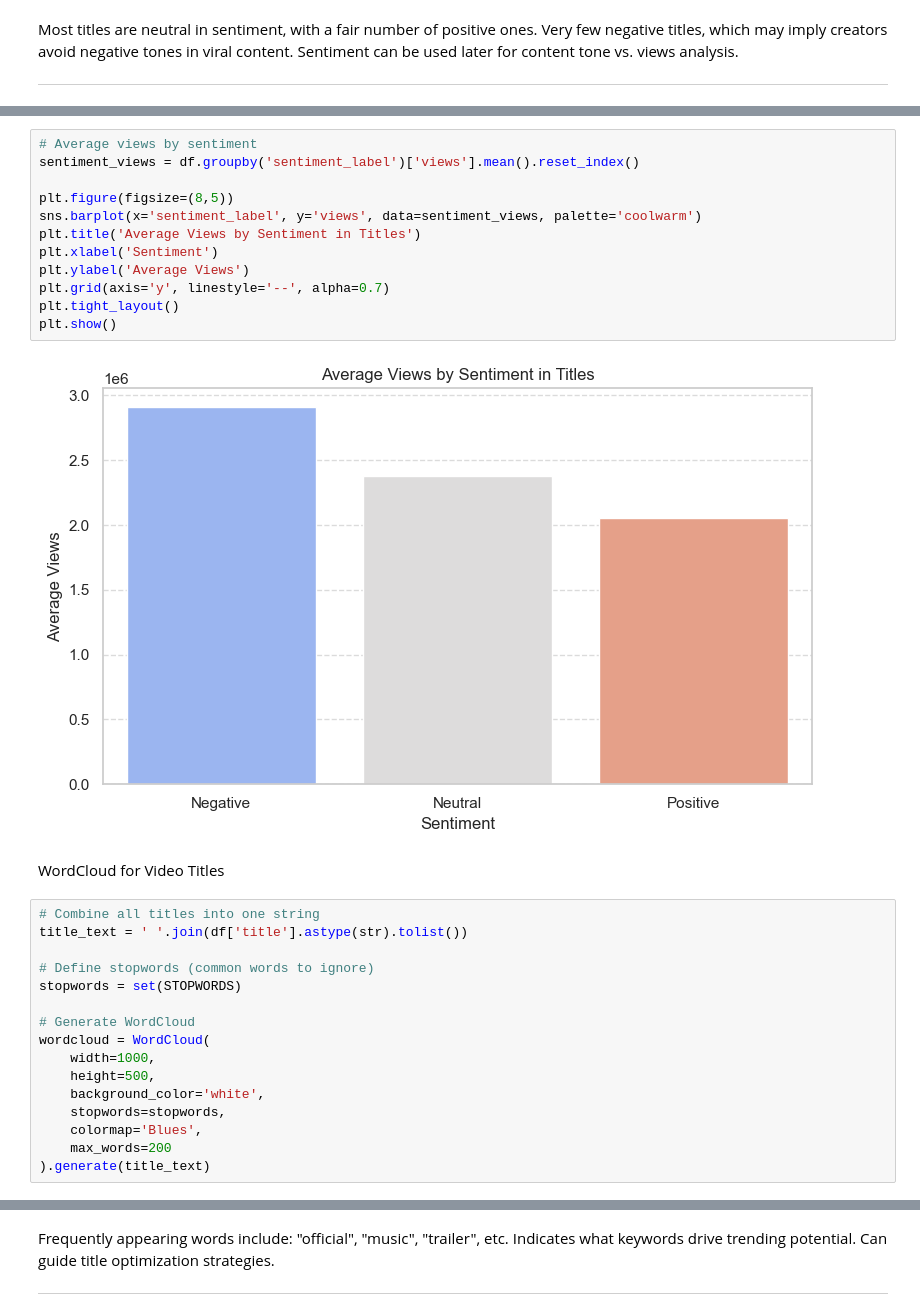
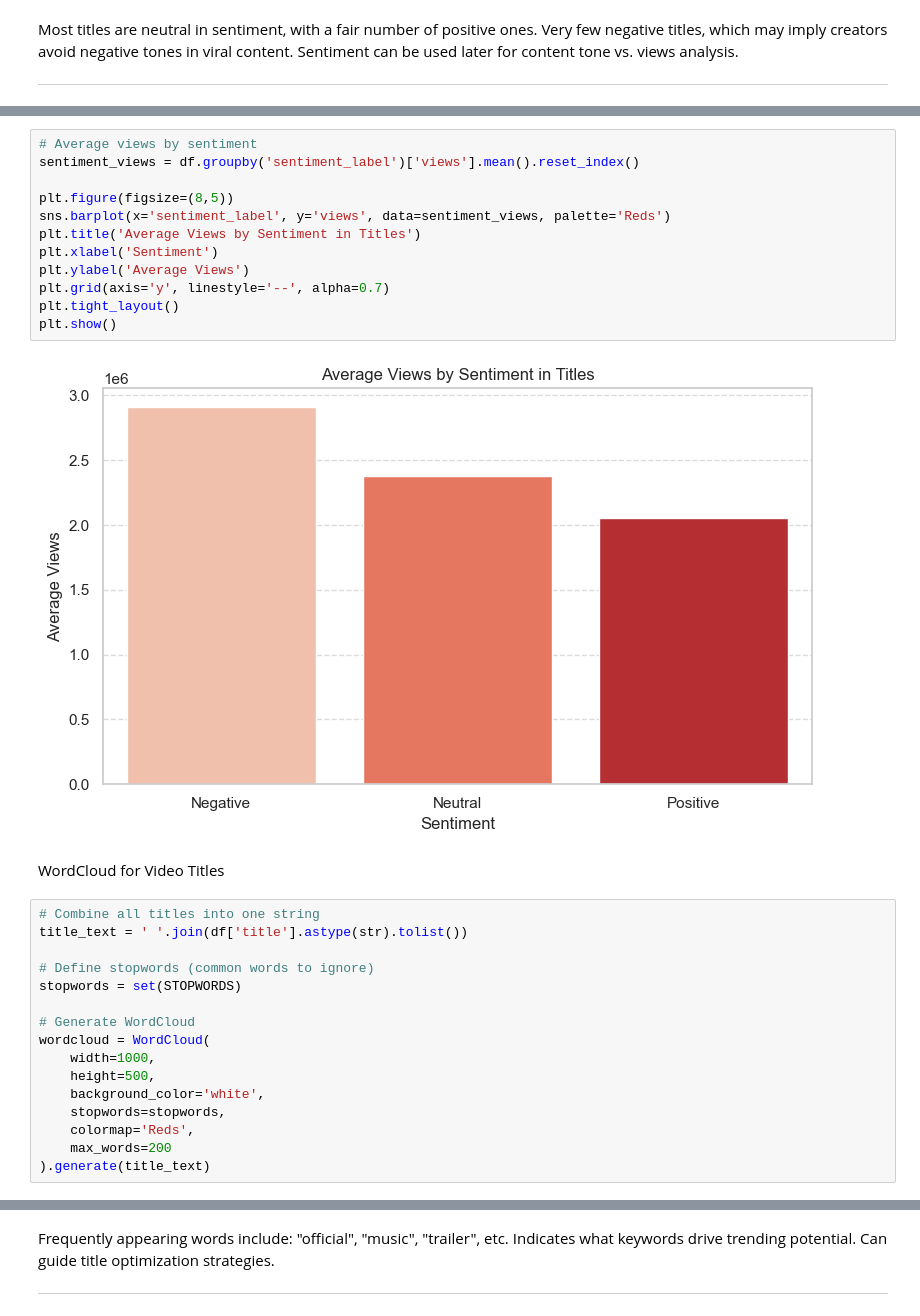
Before and after one commit to Rawan-Sotohy/YouTube-Trending-Analysis, a Jupyter notebook: notebook/notebook.ipynb, the cells around one changed output, grey strips where cells are left out. Cells and saved outputs as stored; diff of their text form.

```diff
--- a/notebook/notebook.ipynb
+++ b/notebook/notebook.ipynb
@@ -503,17 +505,17 @@ plt.show()
 # %%
 # Average views by sentiment
 sentiment_views = df.groupby('sentiment_label')['views'].mean().reset_index()
 
 plt.figure(figsize=(8,5))
-sns.barplot(x='sentiment_label', y='views', data=sentiment_views, palette='coolwarm')
+sns.barplot(x='sentiment_label', y='views', data=sentiment_views, palette='Reds')
 plt.title('Average Views by Sentiment in Titles')
 plt.xlabel('Sentiment')
 plt.ylabel('Average Views')
 plt.grid(axis='y', linestyle='--', alpha=0.7)
 plt.tight_layout()
 plt.show()
 # %% [output]
-[figure, old version]
+[figure, new version]
 # %% [markdown]
 WordCloud for Video Titles
 # %%
@@ -529,7 +531,7 @@ wordcloud = WordCloud(
     height=500,
     background_color='white',
     stopwords=stopwords,
-    colormap='Blues',
+    colormap='Reds',
     max_words=200
 ).generate(title_text)
 # %%
```
Also changed, not shown: parts of 26 cells of this notebook.
